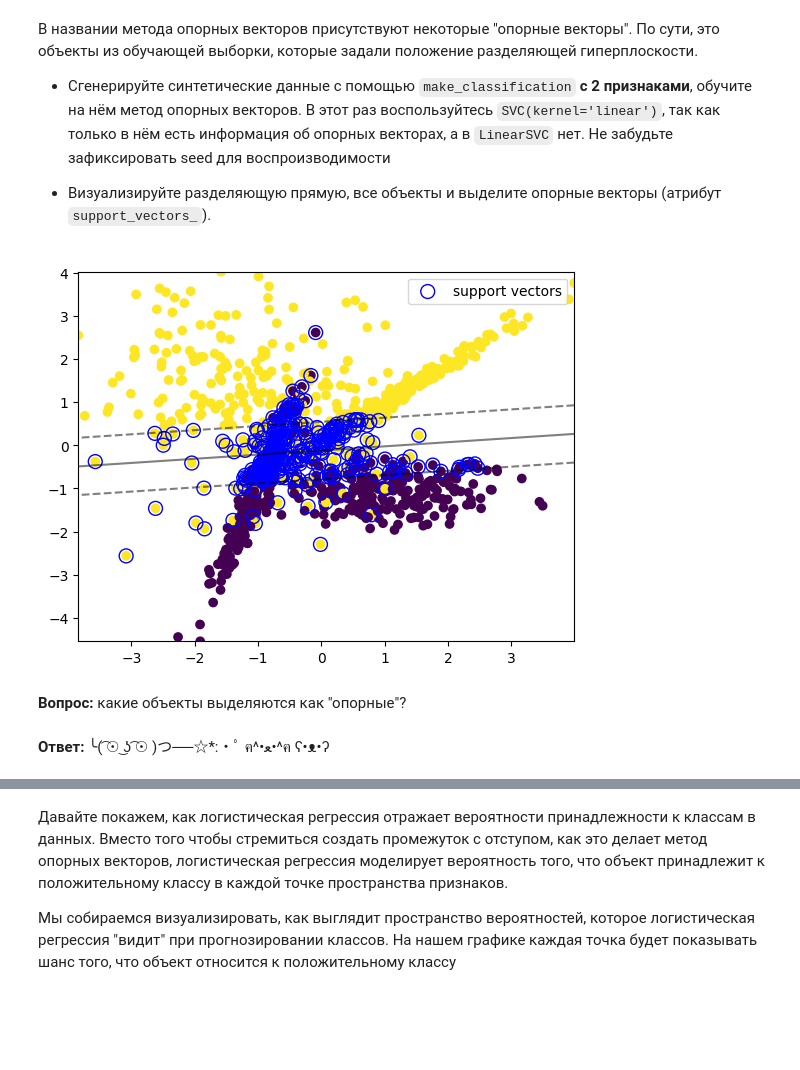
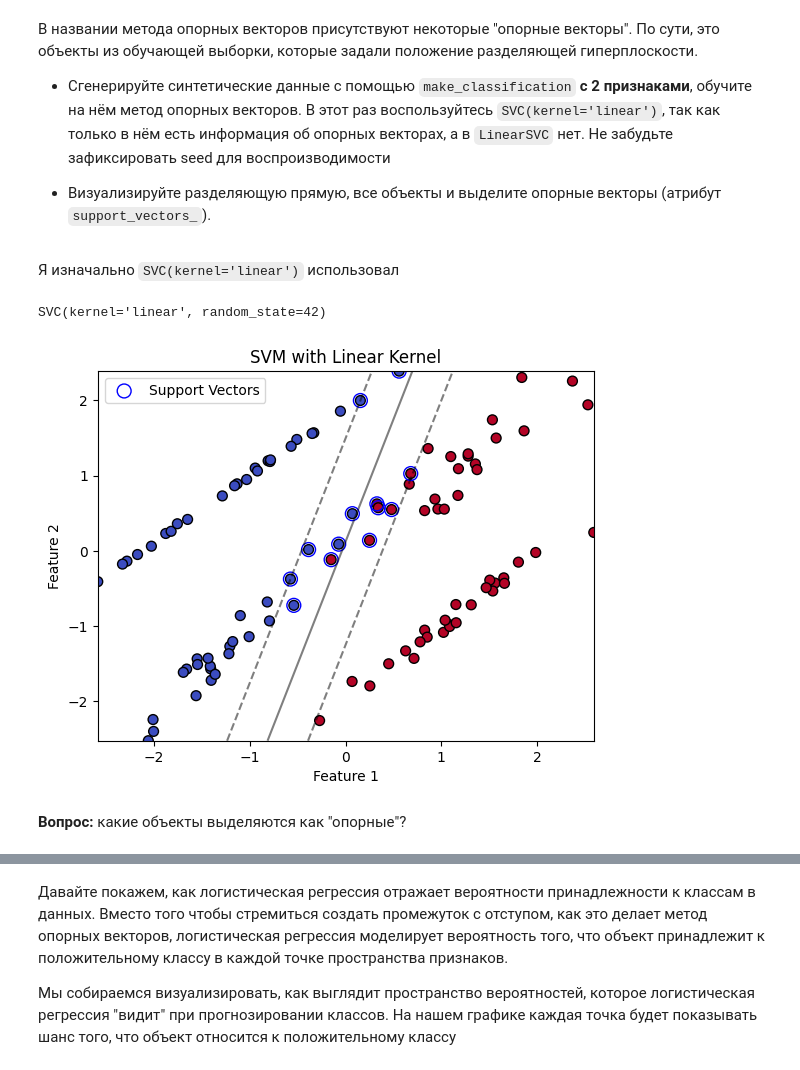
Before and after one commit to KoryakovDmitry/mai-ml-linear-classification-lab5, a Jupyter notebook: ML_MAI_&_SBER_Linear_classification_LAB_5.ipynb, the cells around one changed output, grey strips where cells are left out. Saved outputs shown, nothing was run; the diff lists cells and outputs as text; code cells hidden in the pictures; blank space fills up the shorter version.

```diff
--- a/ML_MAI_&_SBER_Linear_classification_LAB_5.ipynb
+++ b/ML_MAI_&_SBER_Linear_classification_LAB_5.ipynb
@@ -347,37 +340,51 @@ AUC-PR: Логистическая регрессия немного лучше
+# %% [markdown]
+Я изначально `SVC(kernel='linear')` использовал
+# %%
+#╰( ͡☉ ͜ʖ ͡☉ )つ──☆*:・ﾟ   ฅ^•ﻌ•^ฅ   ʕ•ᴥ•ʔ
+
+from sklearn.datasets import make_classification
+from sklearn.svm import SVC
+import numpy as np
+import matplotlib.pyplot as plt
+
+# Генерация синтетических данных
+X, y = make_classification(n_samples=100, n_features=2, n_informative=2, n_redundant=0, random_state=42)
+
+# Обучение метода опорных векторов с линейным ядром
+model = SVC(kernel='linear', random_state=42)
+model.fit(X, y)
+# %% [output]
+SVC(kernel='linear', random_state=42)
 # %%
-def plot_svm_2D(X, y, model,  plot_support=True):
-
-    #создали сетку
-    xx = np.linspace(X[:,0].min(), X[:,0].max(), 30)
-    yy = np.linspace(X[:,1].min(), X[:,1].max(), 30)
+def plot_svm_2D(X, y, model, plot_support=True):
+    # Создание сетки
+    xx = np.linspace(X[:, 0].min(), X[:, 0].max(), 30)
+    yy = np.linspace(X[:, 1].min(), X[:, 1].max(), 30)
     YY, XX = np.meshgrid(yy, xx)
     xy = np.vstack([XX.ravel(), YY.ravel()]).T
 
-    #Ответы модели для сетки для отрисовки разделяющей прямой
-    Z = #╰( ͡☉ ͜ʖ ͡☉ )つ──☆*:・ﾟ   ฅ^•ﻌ•^ฅ   ʕ•ᴥ•ʔ
+    # Предсказания модели для сетки для отрисовки разделяющей прямой
+    Z = model.decision_function(xy).reshape(XX.shape)
 
     plt.contour(XX, YY, Z, colors='k', levels=[-1, 0, 1], alpha=0.5, linestyles=['--', '-', '--'])
 
+    # Отрисовка выборки
+    plt.scatter(X[:, 0], X[:, 1], c=y, cmap='coolwarm', s=50, edgecolors='k')
 
-    #Отрисовали выборку
-    plt.scatter(#your code here
-                )
-
-    #Отрисовали опорные векторы
+    # Отрисовка опорных векторов
     if plot_support:
-        plt.scatter(#╰( ͡☉ ͜ʖ ͡☉ )つ──☆*:・ﾟ   ฅ^•ﻌ•^ฅ   ʕ•ᴥ•ʔ
-                   label='support vectors',
-                   s=100,
-                   linewidth=1,
-                   edgecolor="blue",
-                   facecolors='none')
+        plt.scatter(model.support_vectors_[:, 0], model.support_vectors_[:, 1],
+                    s=100, linewidth=1, edgecolor="blue", facecolors='none', label='Support Vectors')
 
     plt.legend()
+    plt.xlabel("Feature 1")
+    plt.ylabel("Feature 2")
+    plt.title("SVM with Linear Kernel")
+    plt.show()
+
 
 plot_svm_2D(X, y, model)
 # %% [output]
-[figure, old version]
+[figure, new version]
 # %% [markdown]
 **Вопрос:** какие объекты выделяются как "опорные"?
-# %% [markdown]
-**Ответ:** ╰( ͡☉ ͜ʖ ͡☉ )つ──☆*:・ﾟ   ฅ^•ﻌ•^ฅ   ʕ•ᴥ•ʔ
```
Also changed, not shown: parts of 12 cells of this notebook.
